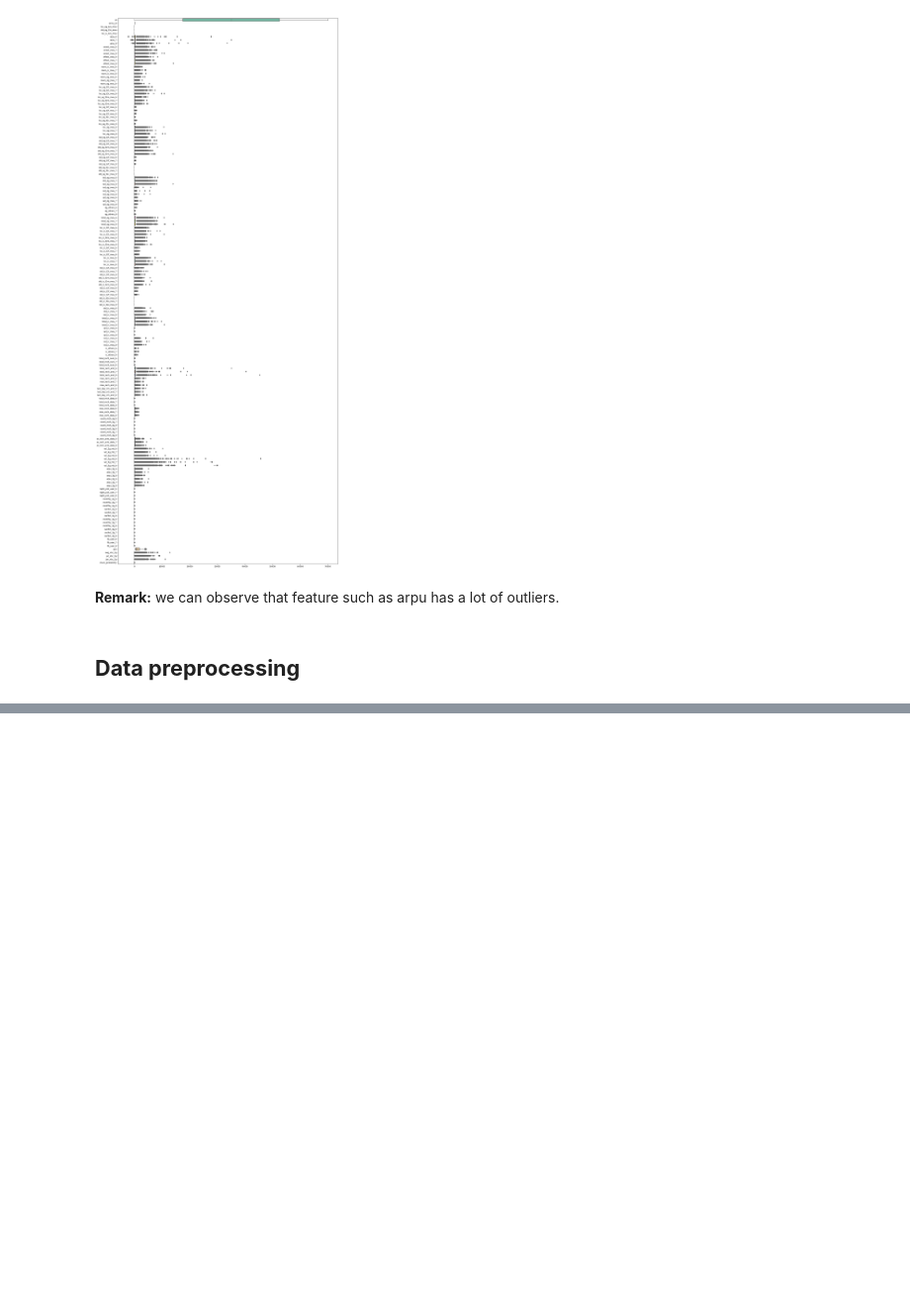
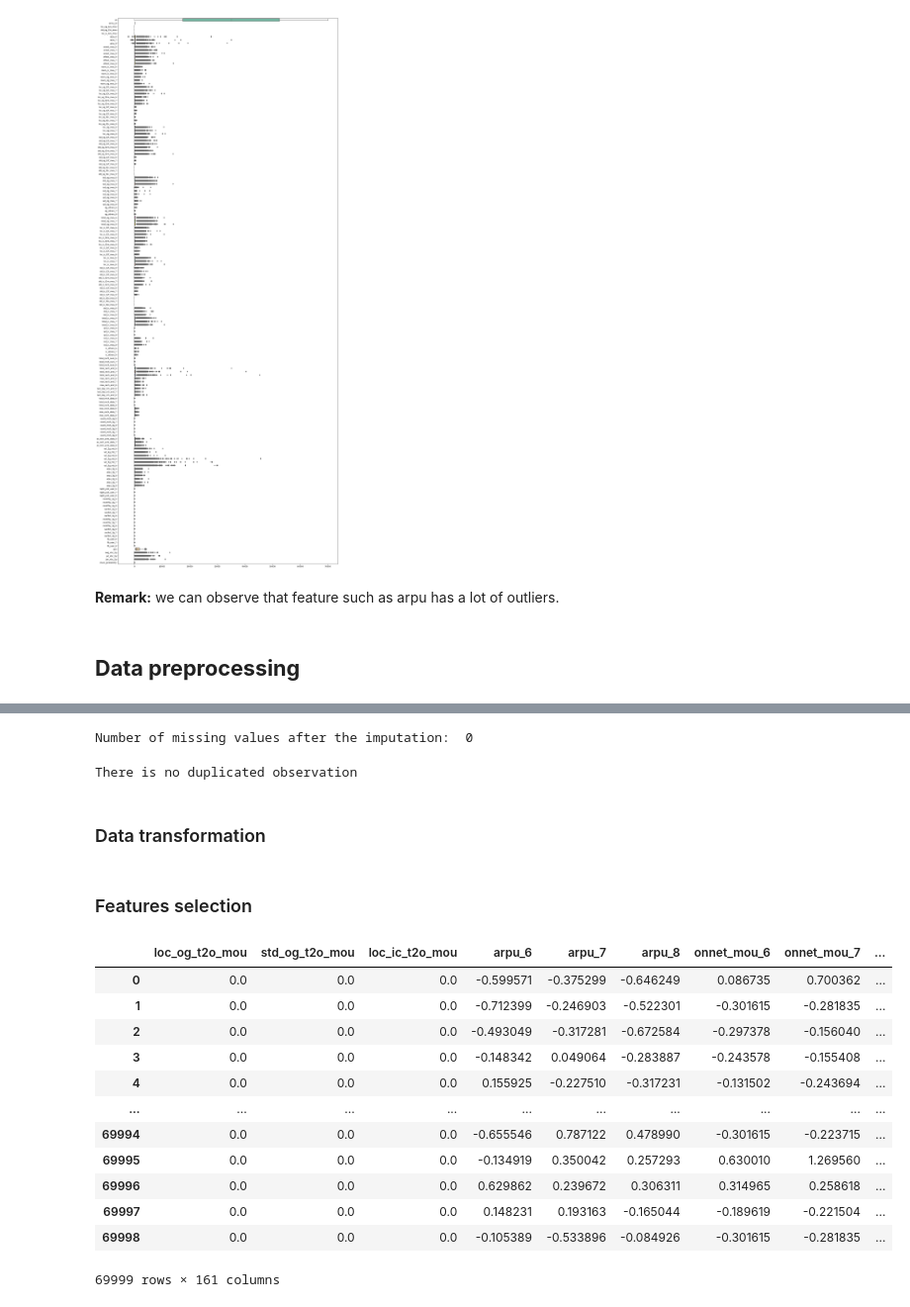
Before and after one commit to abakamousa/churn_detection, a Jupyter notebook: churn_prediction.ipynb, the cells around one changed output, grey strips where cells are left out. Shown at 99% size. Saved outputs shown, nothing was run; the diff lists cells and outputs as text; code cells hidden in the pictures; blank space fills up the shorter version.

Commit message:
data preprocessing

```diff
--- a/churn_prediction.ipynb
+++ b/churn_prediction.ipynb
@@ -258,0 +296,49 @@ sns.boxplot(data=df, orient="h", palette="Set2")
+# %%
+#Handling missing values
+def impute_missing (data):
+  for feature in data.select_dtypes(include='number'):
+    data[feature].fillna(data[feature].mean(), inplace=True)
+  for feature in data.select_dtypes(exclude='number'):
+    data[feature].fillna(-99, inplace=True)
+  print("Number of missing values after the imputation: ", data.isnull().sum().sum())
+  return data
+# %%
+df = impute_missing (df)
+# %% [output]
+Number of missing values after the imputation:  0
+# %%
+#Handling duplicate observations
+nb_duplicate = df.duplicated().sum()
+if nb_duplicate > 0 :
+  df.apply(lambda x: x.drop_duplicates()).reset_index(drop=True)
+else:
+  print("There is no duplicated observation" )
+# %% [output]
+There is no duplicated observation
+# %% [markdown]
+### Data transformation
+# %%
+scaler = RobustScaler()
+df_scaled = pd.DataFrame(scaler.fit_transform(df.select_dtypes(include='number')),
+                   columns=df.select_dtypes(include='number').columns)
+# %% [markdown]
+### Features selection
+# %%
+#we will drop id feature
+df_scaled.drop(['id'], axis=1, inplace=True)
+# %%
+df_scaled
+# %% [output]
+|  | loc_og_t2o_mou | std_og_t2o_mou | loc_ic_t2o_mou | arpu_6 | arpu_7 | arpu_8 | onnet_mou_6 | onnet_mou_7 | ... |
+| 0 | 0.0 | 0.0 | 0.0 | -0.599571 | -0.375299 | -0.646249 | 0.086735 | 0.700362 | ... |
+| 1 | 0.0 | 0.0 | 0.0 | -0.712399 | -0.246903 | -0.522301 | -0.301615 | -0.281835 | ... |
+| 2 | 0.0 | 0.0 | 0.0 | -0.493049 | -0.317281 | -0.672584 | -0.297378 | -0.156040 | ... |
+| 3 | 0.0 | 0.0 | 0.0 | -0.148342 | 0.049064 | -0.283887 | -0.243578 | -0.155408 | ... |
+| 4 | 0.0 | 0.0 | 0.0 | 0.155925 | -0.227510 | -0.317231 | -0.131502 | -0.243694 | ... |
+| ... | ... | ... | ... | ... | ... | ... | ... | ... | ... |
+| 69994 | 0.0 | 0.0 | 0.0 | -0.655546 | 0.787122 | 0.478990 | -0.301615 | -0.223715 | ... |
+| 69995 | 0.0 | 0.0 | 0.0 | -0.134919 | 0.350042 | 0.257293 | 0.630010 | 1.269560 | ... |
+| 69996 | 0.0 | 0.0 | 0.0 | 0.629862 | 0.239672 | 0.306311 | 0.314965 | 0.258618 | ... |
+| 69997 | 0.0 | 0.0 | 0.0 | 0.148231 | 0.193163 | -0.165044 | -0.189619 | -0.221504 | ... |
+| 69998 | 0.0 | 0.0 | 0.0 | -0.105389 | -0.533896 | -0.084926 | -0.301615 | -0.281835 | ... |
+69999 rows × 161 columns
```
Also changed, not shown: parts of 14 cells of this notebook.
